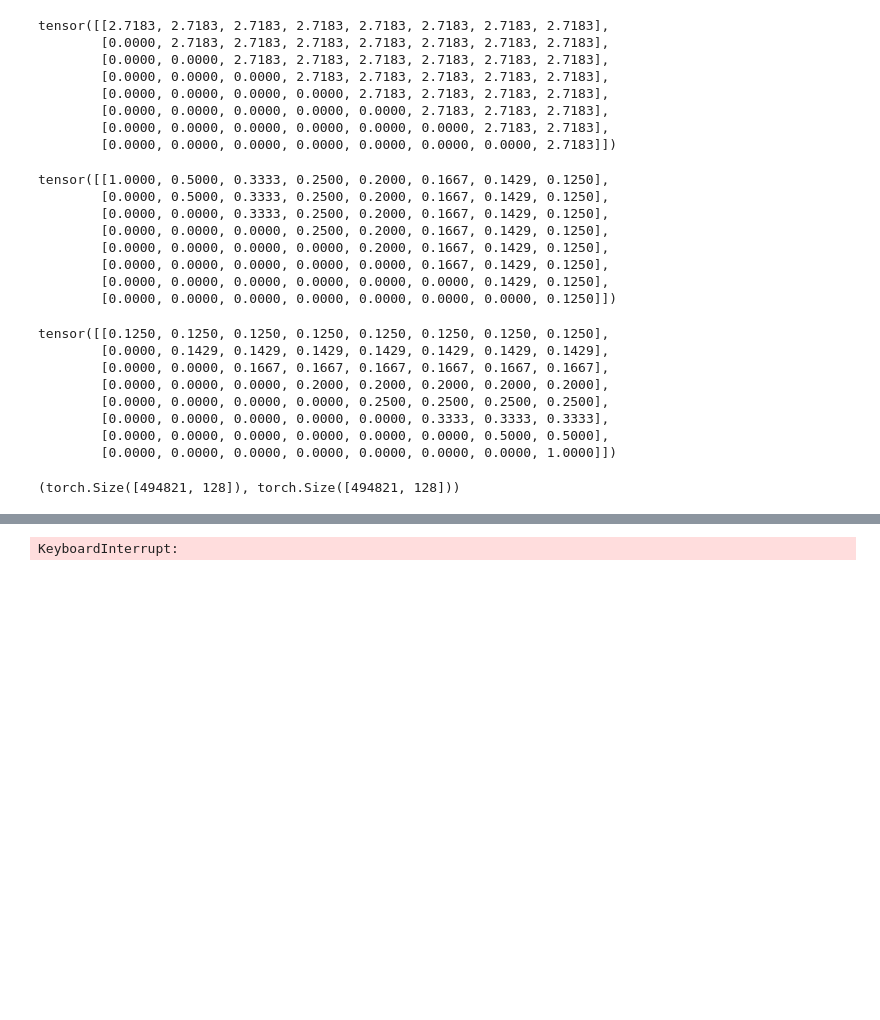
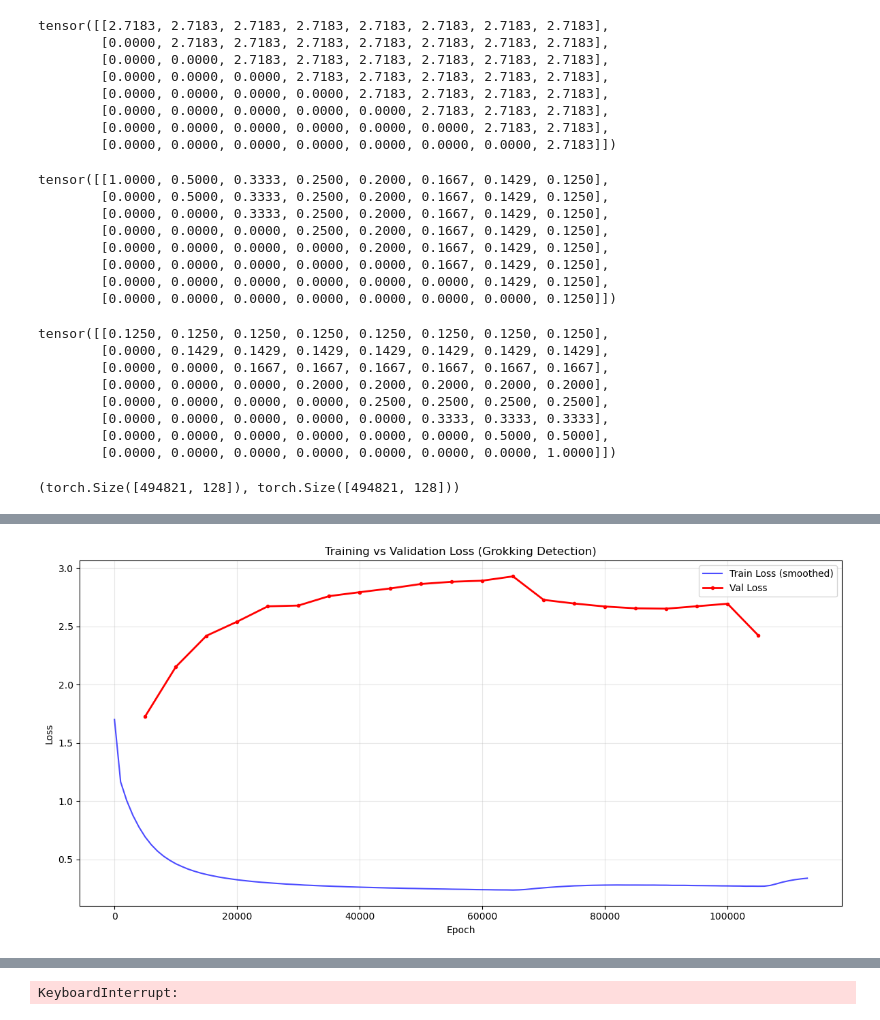
Before and after one commit to yiheinchai/kingscrosshacklab, a Jupyter notebook: projects/makemore/gpt/gpt.ipynb, the cells around one changed output, grey strips where cells are left out. Cells and saved outputs as stored; diff of their text form; code cells hidden in the pictures; blank space fills up the shorter version.

```diff
--- a/projects/makemore/gpt/gpt.ipynb
+++ b/projects/makemore/gpt/gpt.ipynb
@@ -283,11 +283,11 @@ Y_tr.shape, X_tr.shape
 # %% [output]
 (torch.Size([494821, 128]), torch.Size([494821, 128]))
 # %%
-TOK_EMB_DIM = 64
-POS_EMB_DIM = 64
+TOK_EMB_DIM = 512
+POS_EMB_DIM = 512
 
-HEAD_SIZE = 16
-NUM_HEADS = 16
+# HEAD_SIZE = 16
+NUM_HEADS = 8
 
 DROPOUT_RATE = 0.2
 
@@ -444,12 +444,12 @@ class VAETransformerBlock(nn.Module):
     def forward(self, input):
         # (B, T)
         x, acc_loss = input
+        x_for_vae = x.detach()
 
-        x_hoc, vae_loss = self.vae(x)
-        x = self.attn(x)
+        x_hoc, vae_loss = self.vae(x_for_vae)
+        x_attn = self.attn(x)
 
-        if not self.vae_training:
-            x = x + x_hoc
+        x = x_attn + x_hoc + x
 
         x = self.mlp(x)
         x = self.layer_norm(x)
@@ -488,7 +488,7 @@ class VAETransformer(nn.Module):
         loss = None
 
         if y is not None:
-            loss = F.cross_entropy(logits.view(logits.shape[0] * logits.shape[1], vocab_size), y.view(y.shape[0] * y.shape[1])) + vae_loss
+            loss = F.cross_entropy(logits.view(logits.shape[0] * logits.shape[1], vocab_size), y.view(y.shape[0] * y.shape[1])) + (0.1 * vae_loss)
 
         return logits, loss
 
@@ -528,10 +528,7 @@ class VAETransformerSingle(nn.Module):
 
 
         x_hoc, vae_loss = self.vae(x)
-        x = self.attn(x)
-
-        if not self.vae_training:
-            x = x + x_hoc
+        x = self.attn(x) + x + x_hoc
 
         x = self.mlp(x)
         x = self.layer_norm(x)
@@ -540,7 +537,7 @@ class VAETransformerSingle(nn.Module):
         loss = None
 
         if y is not None:
-            loss = F.cross_entropy(logits.view(logits.shape[0] * logits.shape[1], vocab_size), y.view(y.shape[0] * y.shape[1])) + vae_loss
+            loss = F.cross_entropy(logits.view(logits.shape[0] * logits.shape[1], vocab_size), y.view(y.shape[0] * y.shape[1])) + (0.1 * vae_loss)
 
         return logits, loss
 
@@ -704,12 +701,13 @@ class MultiHeadAttention(nn.Module):
 
         self.attns = nn.ModuleList(Attention(embedding_dim, head_size) for _ in range(num_heads))
         self.projection = nn.Linear(embedding_dim, embedding_dim)
-
+        self.dropout = nn.Dropout(DROPOUT_RATE)
 
     def forward(self, x):
         x = torch.concat([attn(x) for attn in self.attns], dim=-1)
         # B, T, (H x num_heads) -> (4 x 8) -> 32 == C (tok_emd)
         x = self.projection(x)
+        x = self.dropout(x)
 
         return x
 
@@ -720,6 +718,7 @@ class Attention(nn.Module):
         self.query = nn.Linear(embedding_dim, head_size) # (C, H)
         self.key = nn.Linear(embedding_dim, head_size) # (C, H)
         self.value = nn.Linear(embedding_dim, head_size) # (C, H)
+        self.dropout = nn.Dropout(DROPOUT_RATE)
 
         self.head_size = head_size
 
@@ -743,6 +742,7 @@ class Attention(nn.Module):
         # x = (value.transpose(-2, -1) @ contrib).transpose(-2,-1) # B, (H, T) @ (T, T) -> H, T -> B, T, H
 
         x = contrib @ value #(T, T) @  B, (T, H) -> H, T -> B, T, H
+        x = self.dropout(x)
 
         return x
 
@@ -949,0 +1162,4 @@ Epoch 49000, Loss: 1.0909531116485596
+# %%
+plot_train_val_curves(losses, val_losses_history, [i * 5000 + 5000 for i in range(len(val_epochs_history))], smoothing_bin_size=1000)
+# %% [output]
+[figure, added]
```
Also changed, not shown: parts of 21 cells of this notebook, 12 other files.
